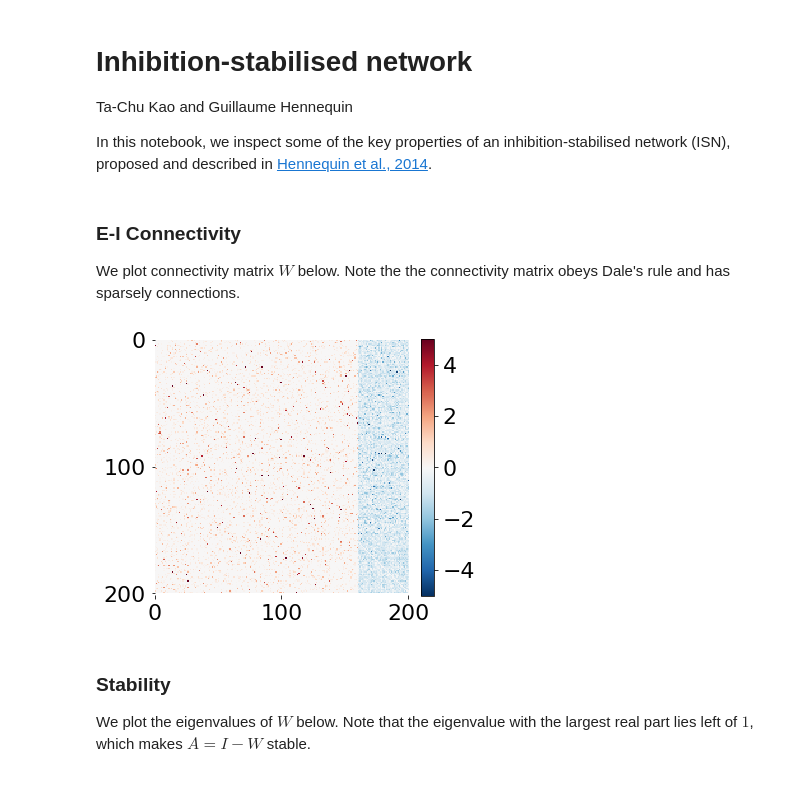
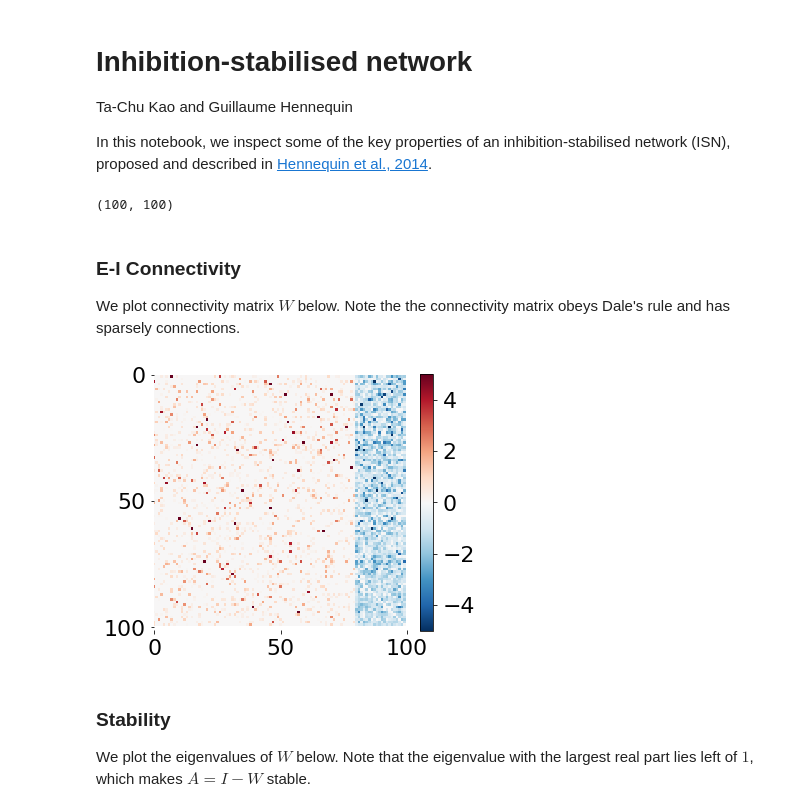
Before and after one commit to tachukao/isn, a Jupyter notebook: 00_isn.ipynb, the cells around one changed output. Saved outputs shown, nothing was run; the diff lists cells and outputs as text; code cells hidden in the pictures.

Commit message:
typos and minor modification for plotting and saving

```diff
--- a/00_isn.ipynb
+++ b/00_isn.ipynb
@@ -14,9 +14,14 @@ from scipy.integrate import odeint
 load_plot_setting()
 # %%
 # load connectivity matrix W; there are a total of n neurons.
-isn_name = "isn.txt"
-W = np.loadtxt(isn_name)
+isn_name = "isn"
+W = np.loadtxt(f'{isn_name}_W.txt')
 n, _ = np.shape(W)
+n_e, n_i, p, radius, w0 = np.loadtxt(f'{isn_name}_parameters.txt')
+# %%
+W.shape
+# %% [output]
+(100, 100)
 # %% [markdown]
 ### E-I Connectivity
 
@@ -25,16 +30,16 @@ Note the the connectivity matrix obeys Dale's rule and has sparsely connections.
 # %%
 plt.figure(figsize=(5,5))
 im = plt.imshow(W,cmap=plt.cm.RdBu_r)
-plt.xlim(0,201)
-plt.ylim(201,0)
-plt.yticks(np.arange(0,201,100))
-plt.yticks(np.arange(0,201,100))
+plt.xlim(0,n+1)
+plt.ylim(n+1,0)
+plt.yticks(np.arange(0,n+1,n/2))
+plt.yticks(np.arange(0,n+1,n/2))
 plt.box(on=False)
 plt.clim(-5,5)
 plt.colorbar(im,fraction=0.046, pad=0.04)
 plt.show()
 # %% [output]
-[figure, old version]
+[figure, new version]
 # %% [markdown]
 ### Stability
 We plot the eigenvalues of $W$ below. Note that the eigenvalue with the largest real part lies left of $1$, which makes $A = I - W$ stable.
```
Also changed, not shown: parts of 3 cells of this notebook, 3 other files.
